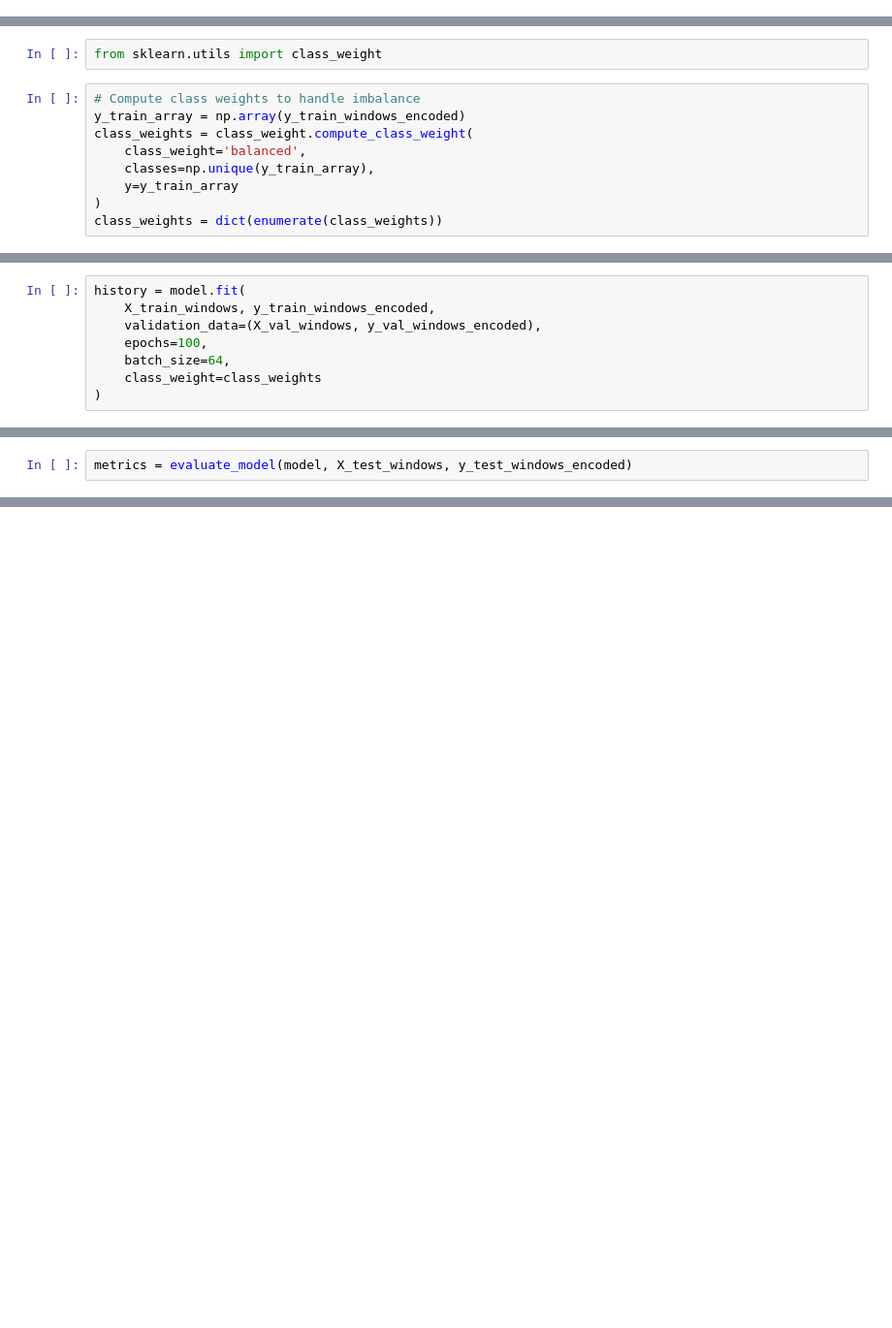
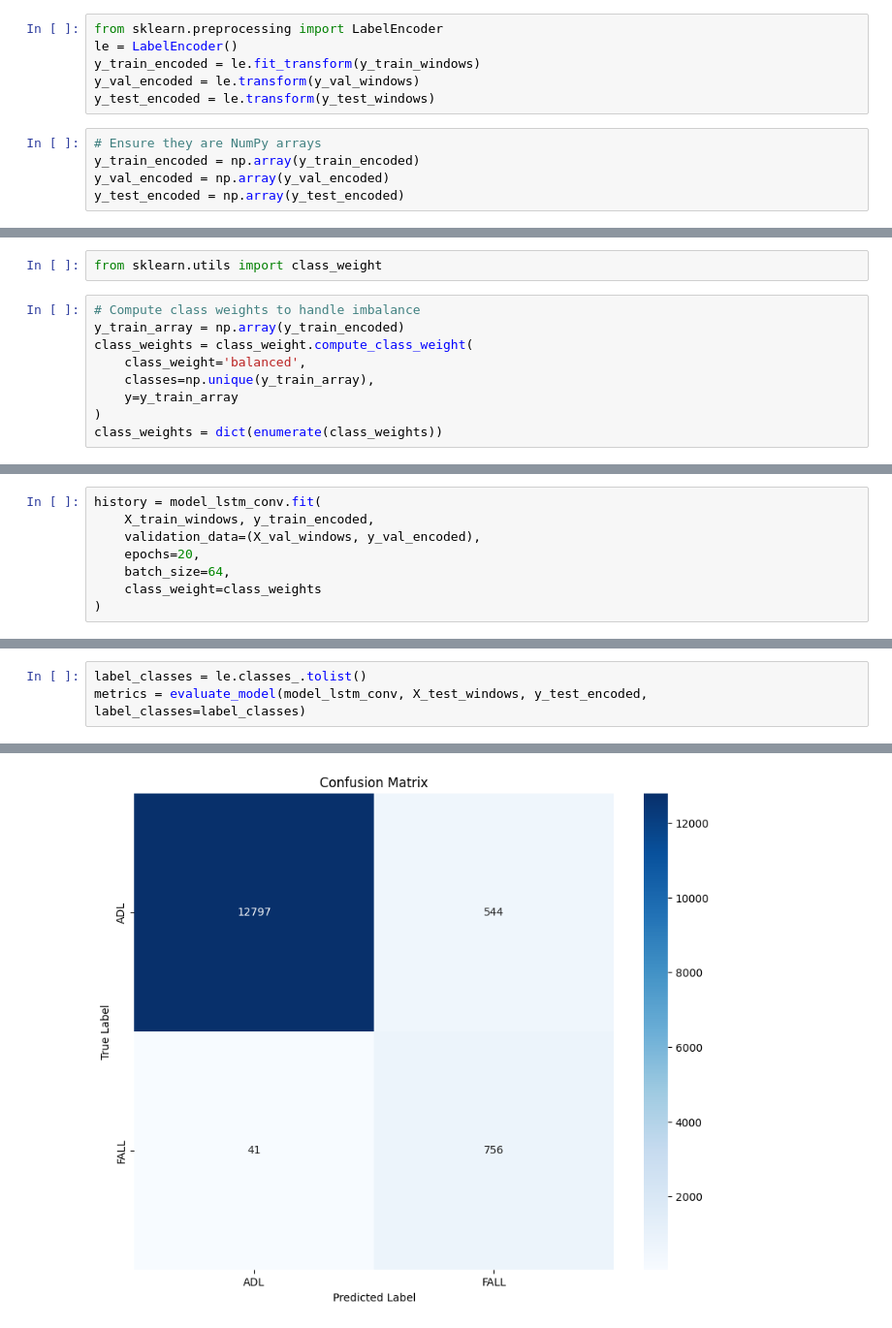
Before and after one commit to ronydebnath/ilab-group-12-1-fall-detection, a Jupyter notebook: notebooks/CNN/Binary-CNN - Pipeline.ipynb, the cells around one changed output, grey strips where cells are left out. Shown at 97% size. Drawn from its saved outputs; the diff is of its cells as text; blank space fills up the shorter version.

```diff
--- a/notebooks/CNN/Binary-CNN - Pipeline.ipynb
+++ b/notebooks/CNN/Binary-CNN - Pipeline.ipynb
@@ -148,2 +148,13 @@ X_val_windows.shape
+# %%
+from sklearn.preprocessing import LabelEncoder
+le = LabelEncoder()
+y_train_encoded = le.fit_transform(y_train_windows)
+y_val_encoded = le.transform(y_val_windows)
+y_test_encoded = le.transform(y_test_windows)
+# %%
+# Ensure they are NumPy arrays
+y_train_encoded = np.array(y_train_encoded)
+y_val_encoded = np.array(y_val_encoded)
+y_test_encoded = np.array(y_test_encoded)
 # %% [markdown]
 ### Encode Label
@@ -207,7 +246,7 @@ Model: "sequential_1"
 from sklearn.utils import class_weight
 # %%
 # Compute class weights to handle imbalance
-y_train_array = np.array(y_train_windows_encoded)
+y_train_array = np.array(y_train_encoded)
 class_weights = class_weight.compute_class_weight(
     class_weight='balanced',
     classes=np.unique(y_train_array),
@@ -217,8 +260,8 @@ class_weights = dict(enumerate(class_weights))
 # %%
-history = model.fit(
-    X_train_windows, y_train_windows_encoded,
-    validation_data=(X_val_windows, y_val_windows_encoded),
-    epochs=100,
+history = model_lstm_conv.fit(
+    X_train_windows, y_train_encoded,
+    validation_data=(X_val_windows, y_val_encoded),
+    epochs=20,
     batch_size=64,
     class_weight=class_weights
 )
@@ -297,2 +339,4 @@ def evaluate_model(model, X_test, y_test, label_classes=None, plot_confusion_mat
 # %%
-metrics = evaluate_model(model, X_test_windows, y_test_windows_encoded)
+label_classes = le.classes_.tolist()
+metrics = evaluate_model(model_lstm_conv, X_test_windows, y_test_encoded, label_classes=label_classes)
+# %% [output]
@@ -298,0 +347 @@ metrics = evaluate_model(model, X_test_windows, y_test_windows_encoded)
+[figure, added]
```
Also changed, not shown: parts of 26 cells of this notebook, 1 other file.
